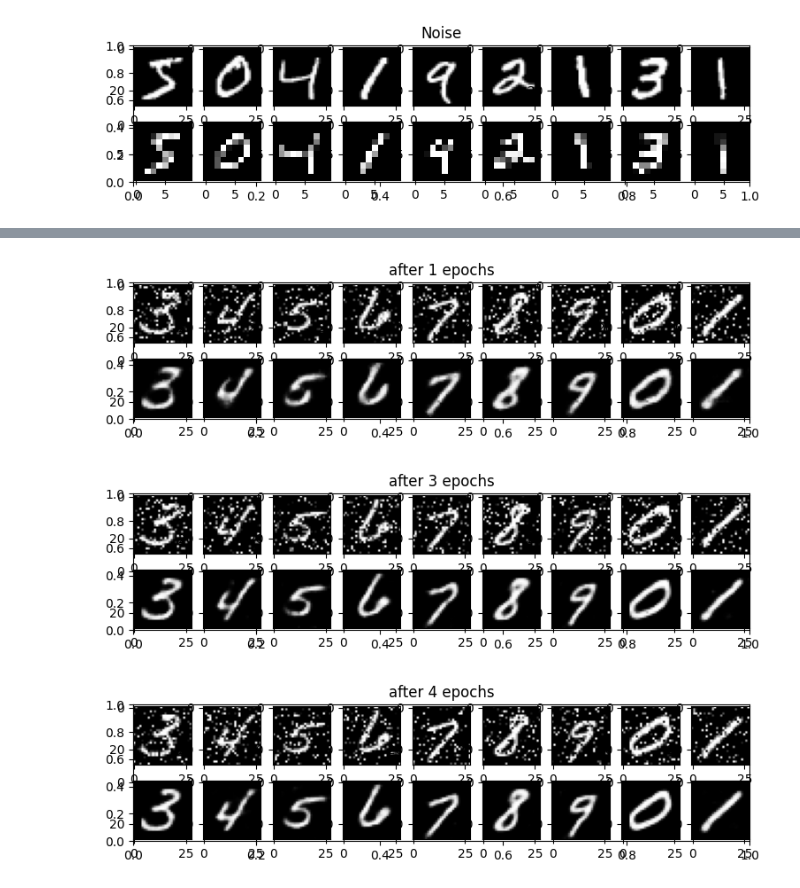
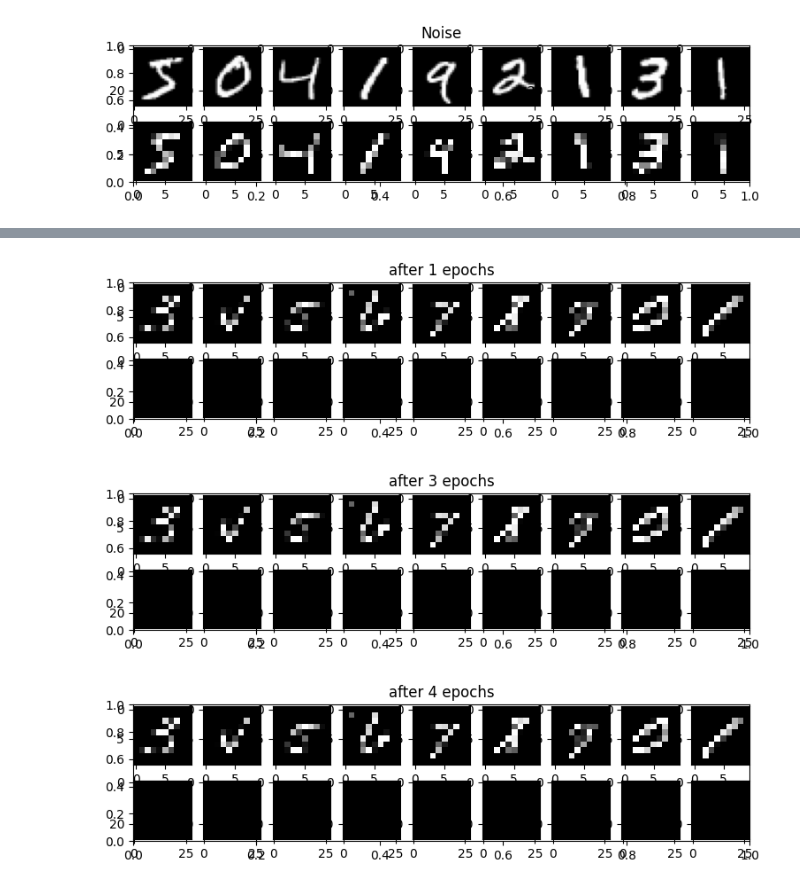
Before and after one commit to jorgenwh/autoencoder, a Jupyter notebook: upscale_autoencoder.ipynb, the cells around one changed output, grey strips where cells are left out. Drawn from its saved outputs; the diff is of its cells as text; code cells hidden in the pictures.

Commit message:
upscale autoencoder not working

```diff
--- a/upscale_autoencoder.ipynb
+++ b/upscale_autoencoder.ipynb
@@ -38,8 +44,8 @@ BATCH_SIZE = 128
 LEARNING_RATE = 0.002
 
 # train a convolutional autoencoder on MNIST
-mlp_model = ConvAutoEncoder().to(DEVICE)
-optimizer = torch.optim.Adam(mlp_model.parameters(), lr=LEARNING_RATE)
+model = ConvUpscaleAutoEncoder().to(DEVICE)
+optimizer = torch.optim.Adam(model.parameters(), lr=LEARNING_RATE)
 criterion = torch.nn.MSELoss()
 inspections = []
 
@@ -56,11 +62,11 @@ for epoch in range(EPOCHS):
 
         batch = batch.reshape(-1, 1, 28, 28)
         batch = torch.from_numpy(batch).to(DEVICE)
-        downscaled_batch = downscaled_batch.reshape(-1, 1, 28, 28)
+        downscaled_batch = downscaled_batch.reshape(-1, 1, downscaled_batch.shape[1], downscaled_batch.shape[2])
         downscaled_batch = torch.from_numpy(downscaled_batch).to(DEVICE)
 
         # forward pass
-        output = mlp_model(downscale_batch)
+        output = model(downscaled_batch)
         loss = criterion(output, batch)
 
         epoch_loss += loss.item()
@@ -74,16 +80,16 @@ for epoch in range(EPOCHS):
 
         print(
             "update: " + str(updates) + "/" + str(len(x_train)//BATCH_SIZE + 1) + " | " +
-            "loss: " + str(round(epoch_loss/((i + 1)*BATCH_SIZE), 5)), end="\r")
+            "loss: " + str(round(epoch_loss/((i + 1)*BATCH_SIZE), 4)), end="\r")
 
     print(
         "update: " + str(updates) + "/" + str(len(x_train)//BATCH_SIZE + 1) + " | " +
-        "loss: " + str(round(epoch_loss/((i + 1)*BATCH_SIZE), 5)))
+        "loss: " + str(round(epoch_loss/((i + 1)*BATCH_SIZE), 4)))
 
     if (epoch % 2 == 0 and len(inspections) < 4) or epoch == EPOCHS - 1:
         inspections.append((
             epoch,
-            noisy_batch.to("cpu").detach().numpy(),
+            downscaled_batch.to("cpu").detach().numpy(),
             output.to("cpu").detach().numpy()
         ))
 # %% [output]
@@ -98,16 +104,16 @@ update: 469/469 | loss: 0.0
 # %%
 # examine how proficient the convolutional autoencoder is at reconstructing over epochs
 for epoch, imgs, recons in inspections:
     plt.figure(figsize=(9, 2))
     plt.title("after " + str(epoch + 1) + " epochs")
     plt.gray()
     for i, img in enumerate(imgs[:9]):
         plt.subplot(2, 9, i+1)
-        plt.imshow(img.reshape(28, 28))
+        plt.imshow(img.reshape(10, 10))
     for i, recon in enumerate(recons[:9]):
         plt.subplot(2, 9, 9+i+1)
         plt.imshow(recon.reshape(28, 28))
 # %% [output]
-[figure, old version]
+[figure, new version]
-[figure, old version]
+[figure, new version]
-[figure, old version]
+[figure, new version]
```
Also changed, not shown: parts of 4 cells of this notebook, 1 other file.
